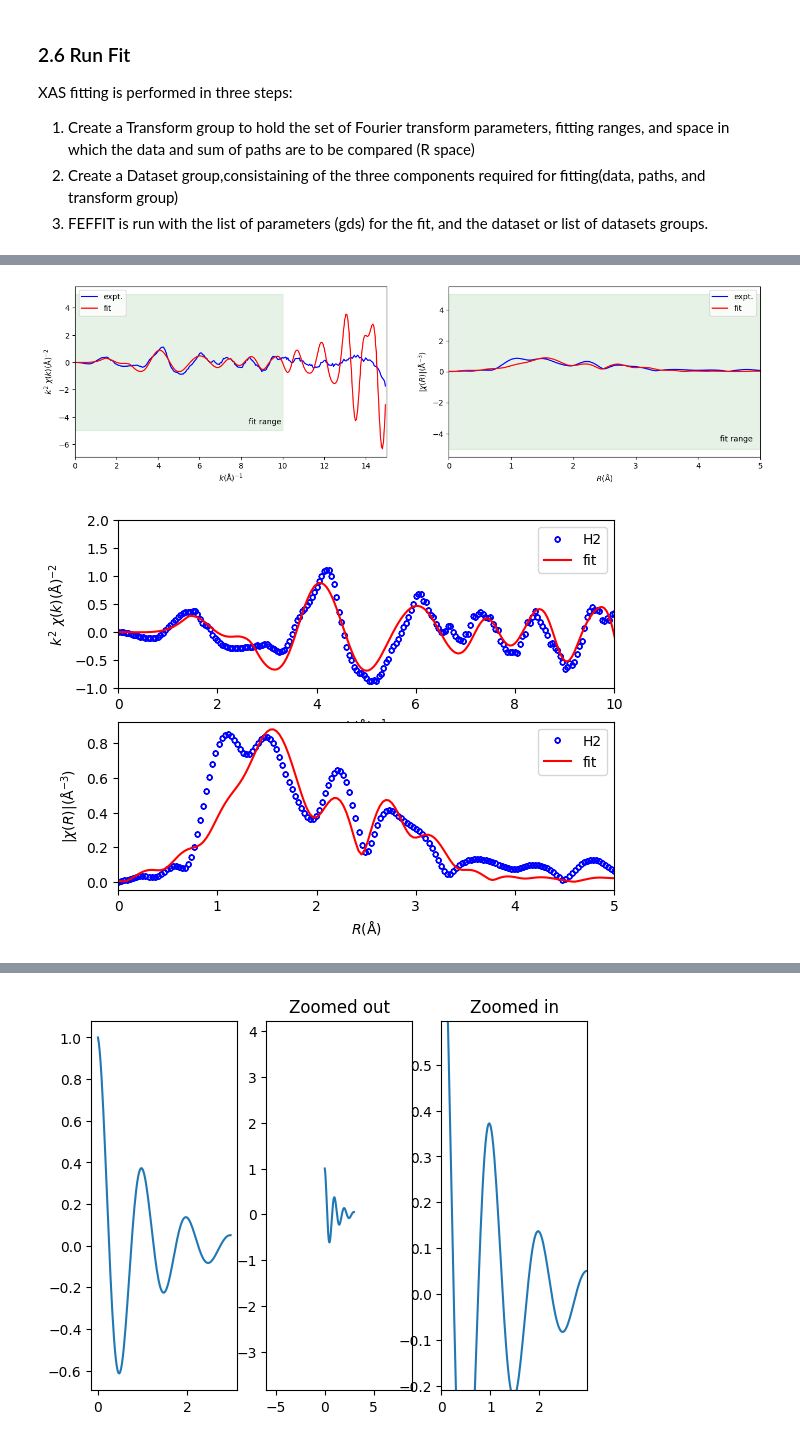
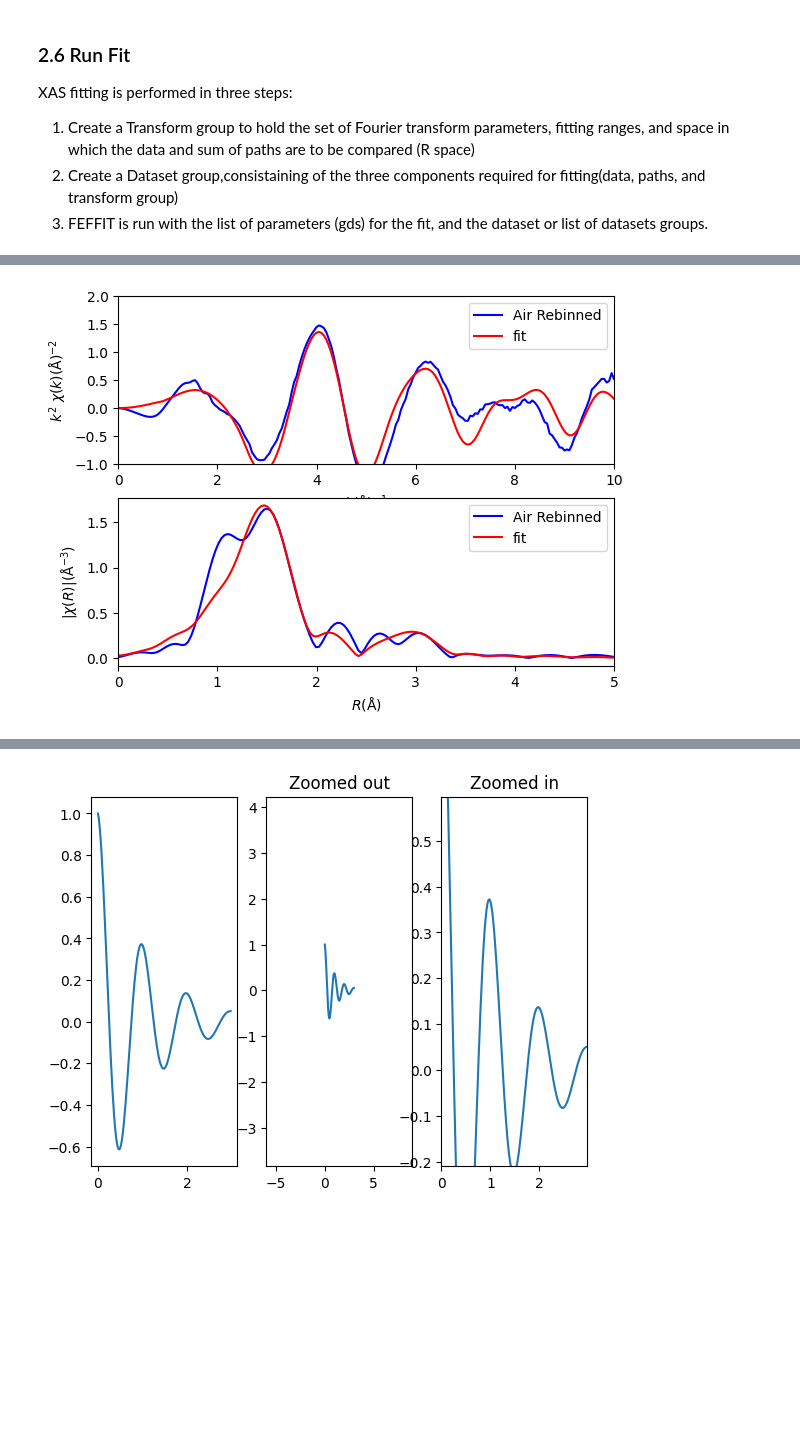
Before and after one commit to UK-Catalysis-Hub/XAS-Workflow-Demo, a Jupyter notebook: larch_workflow/Reproduce XAS Paper 01.ipynb, the cells around one changed output, grey strips where cells are left out. Cells and saved outputs as stored; diff of their text form; code cells hidden in the pictures; blank space fills up the shorter version.

Commit message:
moved plotting functions out

```diff
--- a/larch_workflow/Reproduce XAS Paper 01.ipynb
+++ b/larch_workflow/Reproduce XAS Paper 01.ipynb
@@ -248,6 +231,6 @@ plt.show()
 # %%
 # read the input file
-athena_prj = athenamgr.read_project("merged.prj")
+athena_prj = athenamgr.read_project("rebinned.prj")
 
 athena_groups = athenamgr.get_groups(athena_prj)
 
@@ -406,4 +395,7 @@ XAS fitting is performed in three steps:
 3. FEFFIT is run with the list of parameters (gds) for the fit, and the dataset or list of datasets groups.
 # %%
 # run fit
-trans, dset, out = fit_manager.run_fit(athena_groups[0], gds, selected_paths, fit_vars, session)
+fit_list = {}
+for a_group in athena_groups:
+    trans, dset, out = fit_manager.run_fit(a_group, gds, selected_paths, fit_vars, session)
+    fit_list[a_group.filename]=[trans, dset, out]
@@ -414,0 +402,4 @@ rmr_p.show()
+# %%
+for a_fit in fit_list:
+    chikr_p = c_plots.plot_markers(fit_list[a_fit][1],fit_vars['rmin'],fit_vars['rmax'],fit_vars['kmin'],fit_vars['kmax'], a_fit)
+    chikr_p.show()
@@ -415,39 +410,6 @@ rmr_p.show()
 # %%
-chikr_p = fit_manager.plot_chikr(dset,fit_vars['rmin'],fit_vars['rmax'],fit_vars['kmin'],fit_vars['kmax'])
+
+chikr_p = c_plots.plot_fit(fit_list[a_fit][1],fit_vars['rmin'],fit_vars['rmax'],fit_vars['kmin'],fit_vars['kmax'], a_fit)
 chikr_p.show()
 # %% [output]
-[figure, old version]
+[figure, new version]
-# %%
-def plot_markers(data_set,rmin,rmax,kmin,kmax, datalabel="data"):
-    fig = plt.figure()#figsize=(10, 8))
-    ax1 = fig.add_subplot(211)
-    ax2 = fig.add_subplot(212)
-    # Creating the chifit plot from scratch
-    #from .xlarch.wxlibafsplots import plot_chifit
-    #plot_chifit(dset, _larch=session)
-
-    ax1.plot(data_set.data.k, data_set.data.chi*data_set.data.k**2, marker='$\u25CC$', markerfacecolor='b',
-                markeredgecolor='b', markersize=4, linestyle='none', label=datalabel)
-
-    ax1.plot(data_set.model.k, data_set.model.chi*data_set.data.k**2 , color='r', label='fit')
-    ax1.set_xlim(kmin, kmax)
-    ax1.set_ylim(-1, 2)
-    ax1.set_xlabel("$k (\mathrm{\AA})^{-1}$")
-    ax1.set_ylabel("$k^2$ $\chi (k)(\mathrm{\AA})^{-2}$")
-    ax1.legend()
-
-    ax2.plot(data_set.data.r, data_set.data.chir_mag, marker='$\u25CC$', markerfacecolor='b',
-                markeredgecolor='b', markersize=4, linestyle='none', label=datalabel)
-
-    ax2.plot(data_set.model.r, data_set.model.chir_mag, color='r', label='fit')
-    ax2.set_xlim(rmin,rmax)
-    ax2.set_xlabel("$R(\mathrm{\AA})$")
-    ax2.set_ylabel("$|\chi(R)|(\mathrm{\AA}^{-3})$")
-    ax2.legend(loc='upper right')
-
-    return plt
-
-chikr_p = plot_markers(dset,fit_vars['rmin'],fit_vars['rmax'],fit_vars['kmin'],fit_vars['kmax'], "H2")
-chikr_p.show()
-# %% [output]
-[figure, removed]
```
Also changed, not shown: parts of 17 cells of this notebook, 3 other files.
